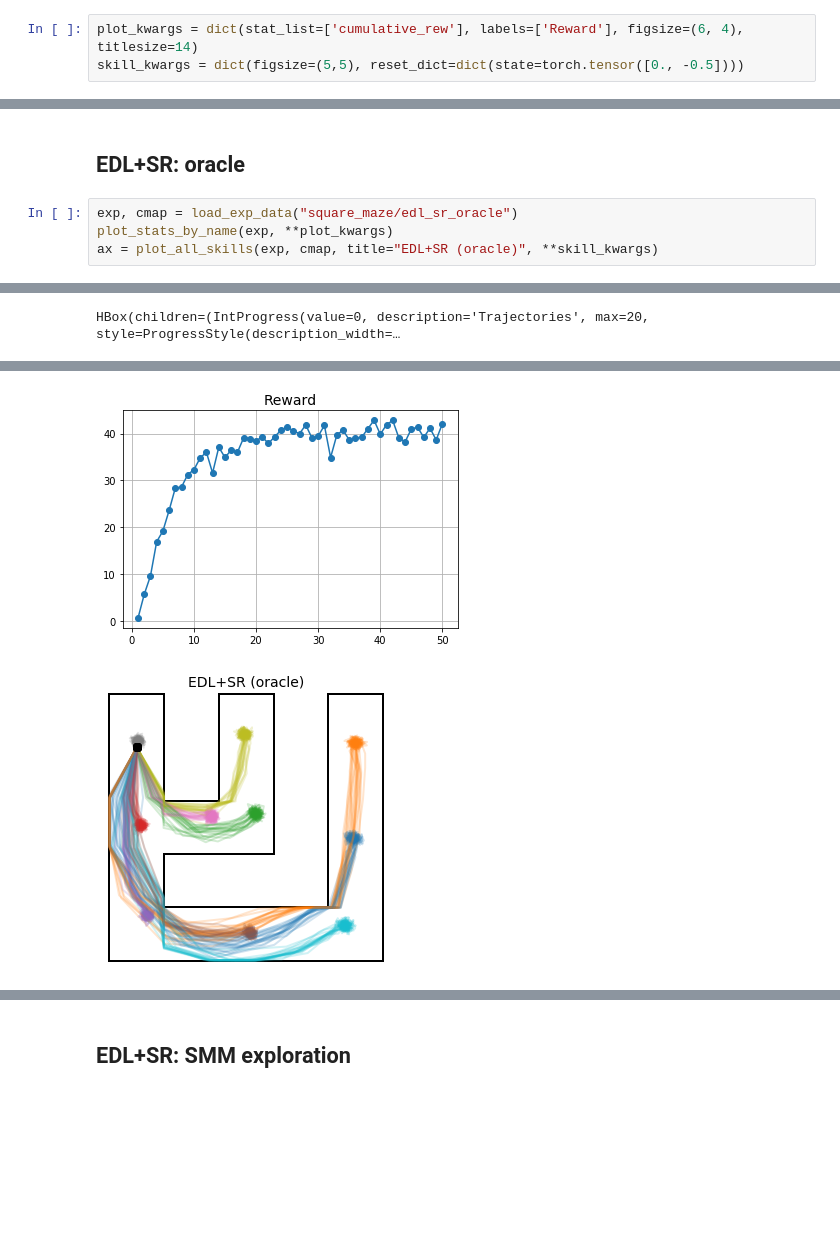
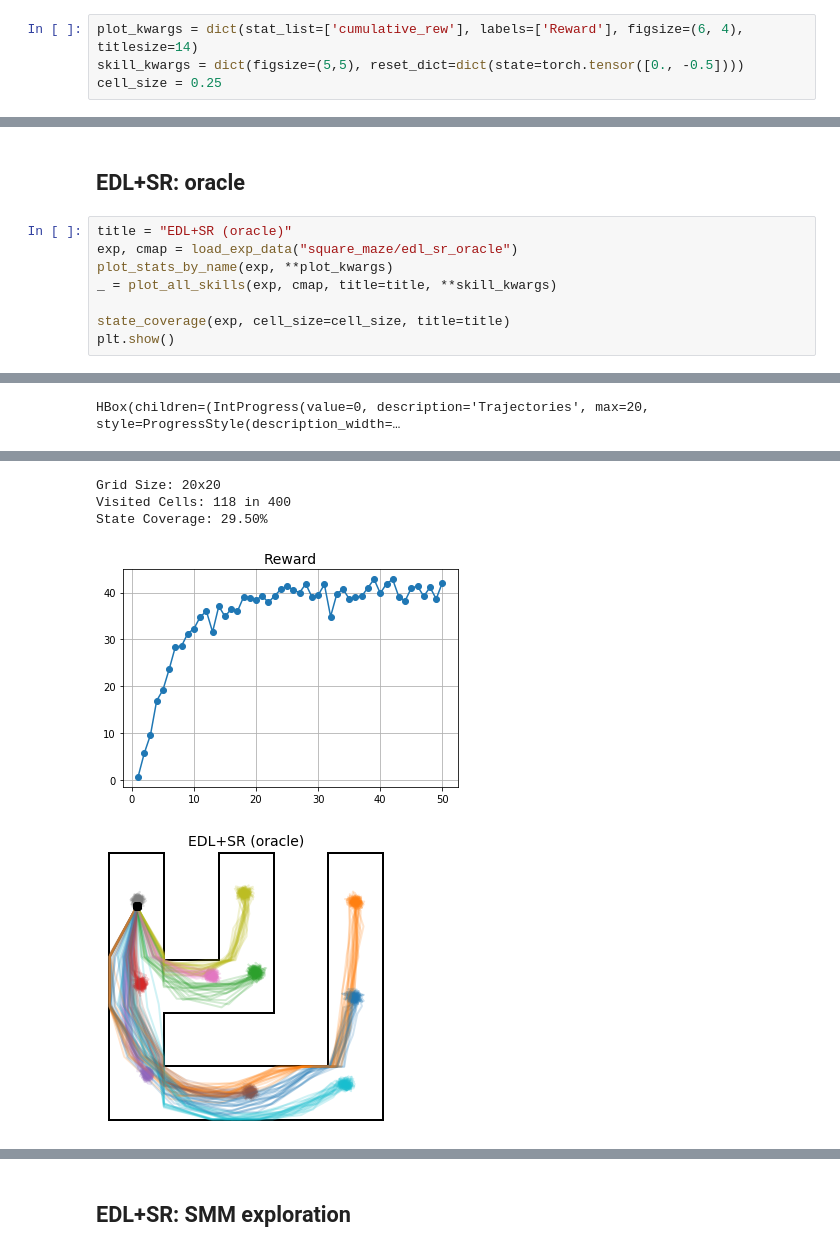
Before and after one commit to HiverXD/edl, a Jupyter notebook: notebooks/square_maze-skills.ipynb, the cells around one changed output, grey strips where cells are left out. Cells and saved outputs as stored; diff of their text form; blank space fills up the shorter version.

Commit message:
(feat) state coverage evaluation

```diff
--- a/notebooks/square_maze-skills.ipynb
+++ b/notebooks/square_maze-skills.ipynb
@@ -14,6 +14,7 @@ from result_inspection.plot_helpers import *
 # %%
 plot_kwargs = dict(stat_list=['cumulative_rew'], labels=['Reward'], figsize=(6, 4), titlesize=14)
 skill_kwargs = dict(figsize=(5,5), reset_dict=dict(state=torch.tensor([0., -0.5])))
+cell_size = 0.25
 # %% [markdown]
 ## Baseline: Forward MI
 # %%
@@ -39,9 +58,13 @@ HBox(children=(IntProgress(value=0, description='Trajectories', max=20, style=Pr
 # %% [markdown]
 ## EDL+SR: oracle
 # %%
+title = "EDL+SR (oracle)"
 exp, cmap = load_exp_data("square_maze/edl_sr_oracle")
 plot_stats_by_name(exp, **plot_kwargs)
-ax = plot_all_skills(exp, cmap, title="EDL+SR (oracle)", **skill_kwargs)
+_ = plot_all_skills(exp, cmap, title=title, **skill_kwargs)
+
+state_coverage(exp, cell_size=cell_size, title=title)
+plt.show()
 # %% [output]
 [interactive output not drawn]
 HBox(children=(IntProgress(value=0, description='Trajectories', max=20, style=ProgressStyle(description_width=…
@@ -48,2 +72,5 @@ HBox(children=(IntProgress(value=0, description='Trajectories', max=20, style=Pr
+Grid Size: 20x20
+Visited Cells: 118 in 400
+State Coverage: 29.50%
 [figure]
-[figure, old version]
+[figure, new version]
```
Also changed, not shown: parts of 5 cells of this notebook, 1 other file.
